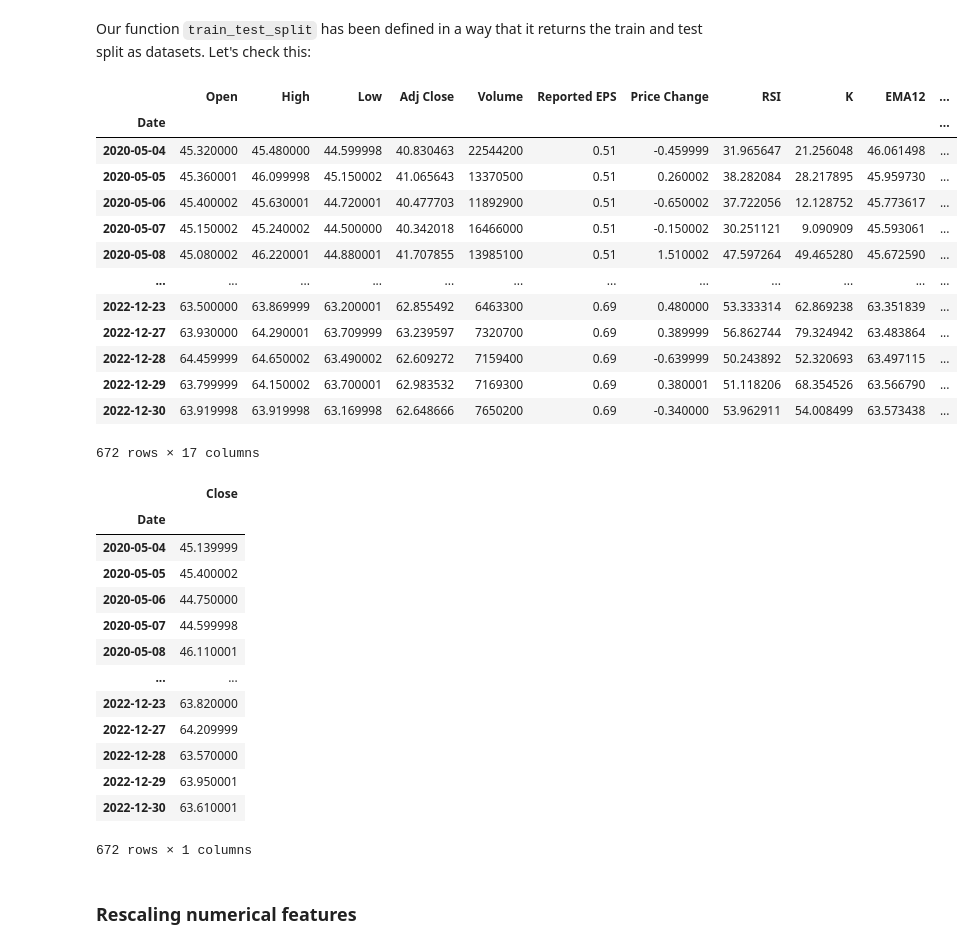
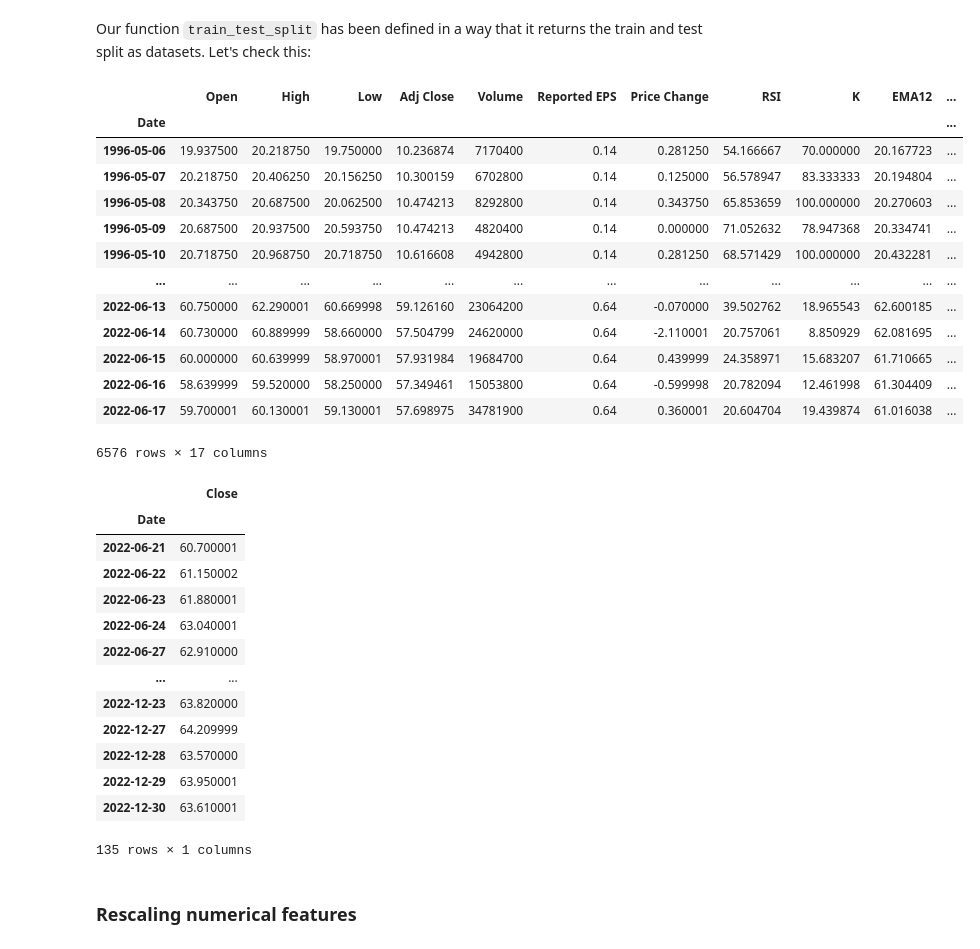
Before and after one commit to shg-87/Capstone-Project, a Jupyter notebook: Feature_Engineering.ipynb, the cells around one changed output. Cells and saved outputs as stored; diff of their text form; code cells hidden in the pictures.

```diff
--- a/Feature_Engineering.ipynb
+++ b/Feature_Engineering.ipynb
@@ -543,7 +543,7 @@ Instead, we can split the time series into training and test sets based on a cer
 # %%
 # Create a function that to split our dataset into train and test sets.
 
-def train_test_split(df, test_size=0.1, target='Close'):
+def train_test_split(df, test_size=0.02, target='Close'):
     '''
     Perform train-test split with respect to time series structure.
 
@@ -582,39 +582,39 @@ X_train, X_test, y_train, y_test = train_test_split(df_KO)
 # %% [markdown]
 Our function `train_test_split` has been defined in a way that it returns the train and test split as datasets. Let's check this:
 # %%
-X_test
+X_train
 # %% [output]
 |  | Open | High | Low | Adj Close | Volume | Reported EPS | Price Change | RSI | K | EMA12 | ... |
 | Date |  |  |  |  |  |  |  |  |  |  | ... |
-| 2020-05-04 | 45.320000 | 45.480000 | 44.599998 | 40.830463 | 22544200 | 0.51 | -0.459999 | 31.965647 | 21.256048 | 46.061498 | ... |
-| 2020-05-05 | 45.360001 | 46.099998 | 45.150002 | 41.065643 | 13370500 | 0.51 | 0.260002 | 38.282084 | 28.217895 | 45.959730 | ... |
-| 2020-05-06 | 45.400002 | 45.630001 | 44.720001 | 40.477703 | 11892900 | 0.51 | -0.650002 | 37.722056 | 12.128752 | 45.773617 | ... |
-| 2020-05-07 | 45.150002 | 45.240002 | 44.500000 | 40.342018 | 16466000 | 0.51 | -0.150002 | 30.251121 | 9.090909 | 45.593061 | ... |
-| 2020-05-08 | 45.080002 | 46.220001 | 44.880001 | 41.707855 | 13985100 | 0.51 | 1.510002 | 47.597264 | 49.465280 | 45.672590 | ... |
+| 1996-05-06 | 19.937500 | 20.218750 | 19.750000 | 10.236874 | 7170400 | 0.14 | 0.281250 | 54.166667 | 70.000000 | 20.167723 | ... |
+| 1996-05-07 | 20.218750 | 20.406250 | 20.156250 | 10.300159 | 6702800 | 0.14 | 0.125000 | 56.578947 | 83.333333 | 20.194804 | ... |
+| 1996-05-08 | 20.343750 | 20.687500 | 20.062500 | 10.474213 | 8292800 | 0.14 | 0.343750 | 65.853659 | 100.000000 | 20.270603 | ... |
+| 1996-05-09 | 20.687500 | 20.937500 | 20.593750 | 10.474213 | 4820400 | 0.14 | 0.000000 | 71.052632 | 78.947368 | 20.334741 | ... |
+| 1996-05-10 | 20.718750 | 20.968750 | 20.718750 | 10.616608 | 4942800 | 0.14 | 0.281250 | 68.571429 | 100.000000 | 20.432281 | ... |
 | ... | ... | ... | ... | ... | ... | ... | ... | ... | ... | ... | ... |
-| 2022-12-23 | 63.500000 | 63.869999 | 63.200001 | 62.855492 | 6463300 | 0.69 | 0.480000 | 53.333314 | 62.869238 | 63.351839 | ... |
-| 2022-12-27 | 63.930000 | 64.290001 | 63.709999 | 63.239597 | 7320700 | 0.69 | 0.389999 | 56.862744 | 79.324942 | 63.483864 | ... |
-| 2022-12-28 | 64.459999 | 64.650002 | 63.490002 | 62.609272 | 7159400 | 0.69 | -0.639999 | 50.243892 | 52.320693 | 63.497115 | ... |
-| 2022-12-29 | 63.799999 | 64.150002 | 63.700001 | 62.983532 | 7169300 | 0.69 | 0.380001 | 51.118206 | 68.354526 | 63.566790 | ... |
-| 2022-12-30 | 63.919998 | 63.919998 | 63.169998 | 62.648666 | 7650200 | 0.69 | -0.340000 | 53.962911 | 54.008499 | 63.573438 | ... |
+| 2022-06-13 | 60.750000 | 62.290001 | 60.669998 | 59.126160 | 23064200 | 0.64 | -0.070000 | 39.502762 | 18.965543 | 62.600185 | ... |
+| 2022-06-14 | 60.730000 | 60.889999 | 58.660000 | 57.504799 | 24620000 | 0.64 | -2.110001 | 20.757061 | 8.850929 | 62.081695 | ... |
+| 2022-06-15 | 60.000000 | 60.639999 | 58.970001 | 57.931984 | 19684700 | 0.64 | 0.439999 | 24.358971 | 15.683207 | 61.710665 | ... |
+| 2022-06-16 | 58.639999 | 59.520000 | 58.250000 | 57.349461 | 15053800 | 0.64 | -0.599998 | 20.782094 | 12.461998 | 61.304409 | ... |
+| 2022-06-17 | 59.700001 | 60.130001 | 59.130001 | 57.698975 | 34781900 | 0.64 | 0.360001 | 20.604704 | 19.439874 | 61.016038 | ... |
-672 rows × 17 columns
+6576 rows × 17 columns
 # %%
 y_test
 # %% [output]
 |  | Close |
 | Date |  |
-| 2020-05-04 | 45.139999 |
-| 2020-05-05 | 45.400002 |
-| 2020-05-06 | 44.750000 |
-| 2020-05-07 | 44.599998 |
-| 2020-05-08 | 46.110001 |
+| 2022-06-21 | 60.700001 |
+| 2022-06-22 | 61.150002 |
+| 2022-06-23 | 61.880001 |
+| 2022-06-24 | 63.040001 |
+| 2022-06-27 | 62.910000 |
 | ... | ... |
 | 2022-12-23 | 63.820000 |
 | 2022-12-27 | 64.209999 |
 | 2022-12-28 | 63.570000 |
 | 2022-12-29 | 63.950001 |
 | 2022-12-30 | 63.610001 |
-672 rows × 1 columns
+135 rows × 1 columns
 # %% [markdown]
 ### Rescaling numerical features
 # %% [markdown]
```
Also changed, not shown: parts of 60 cells of this notebook.
